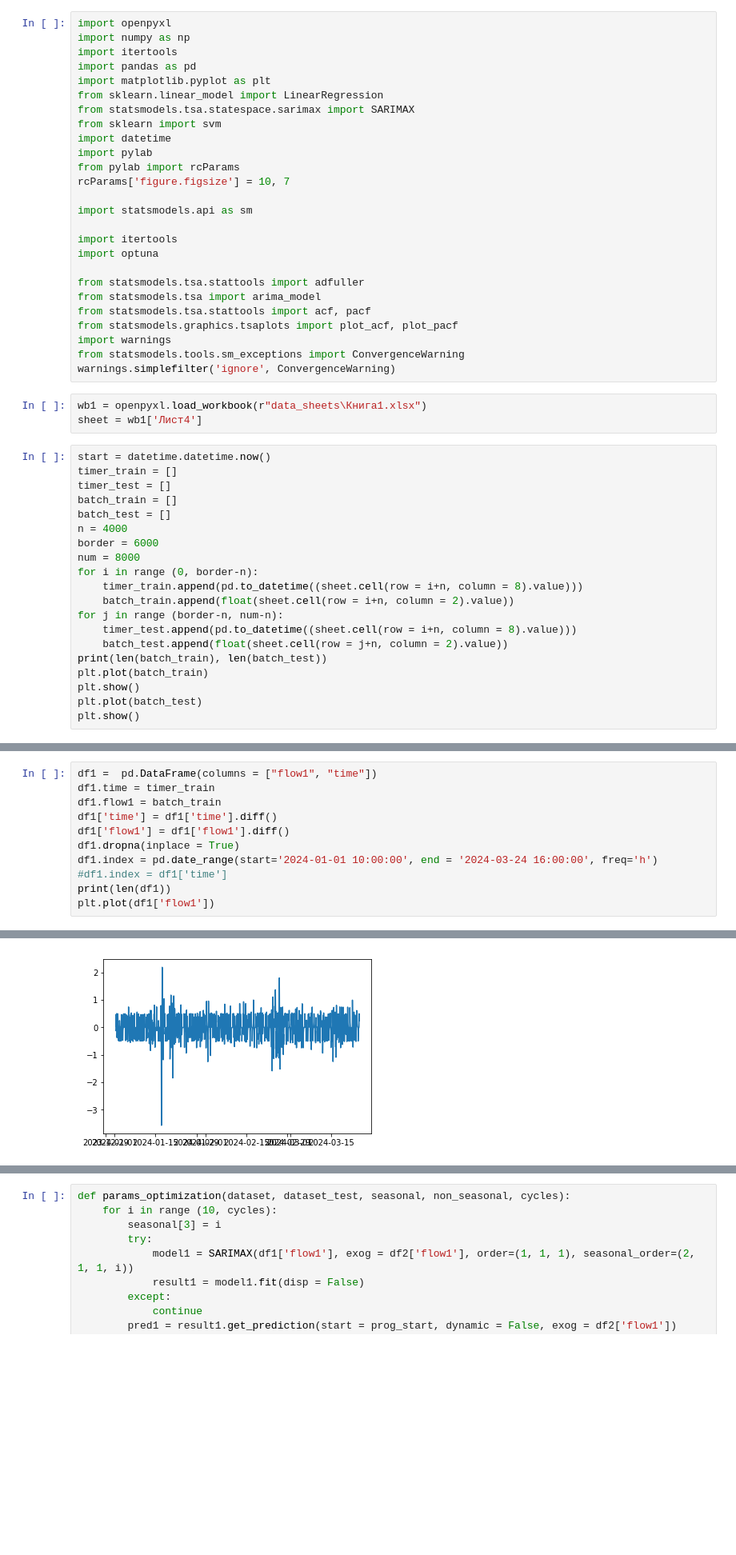
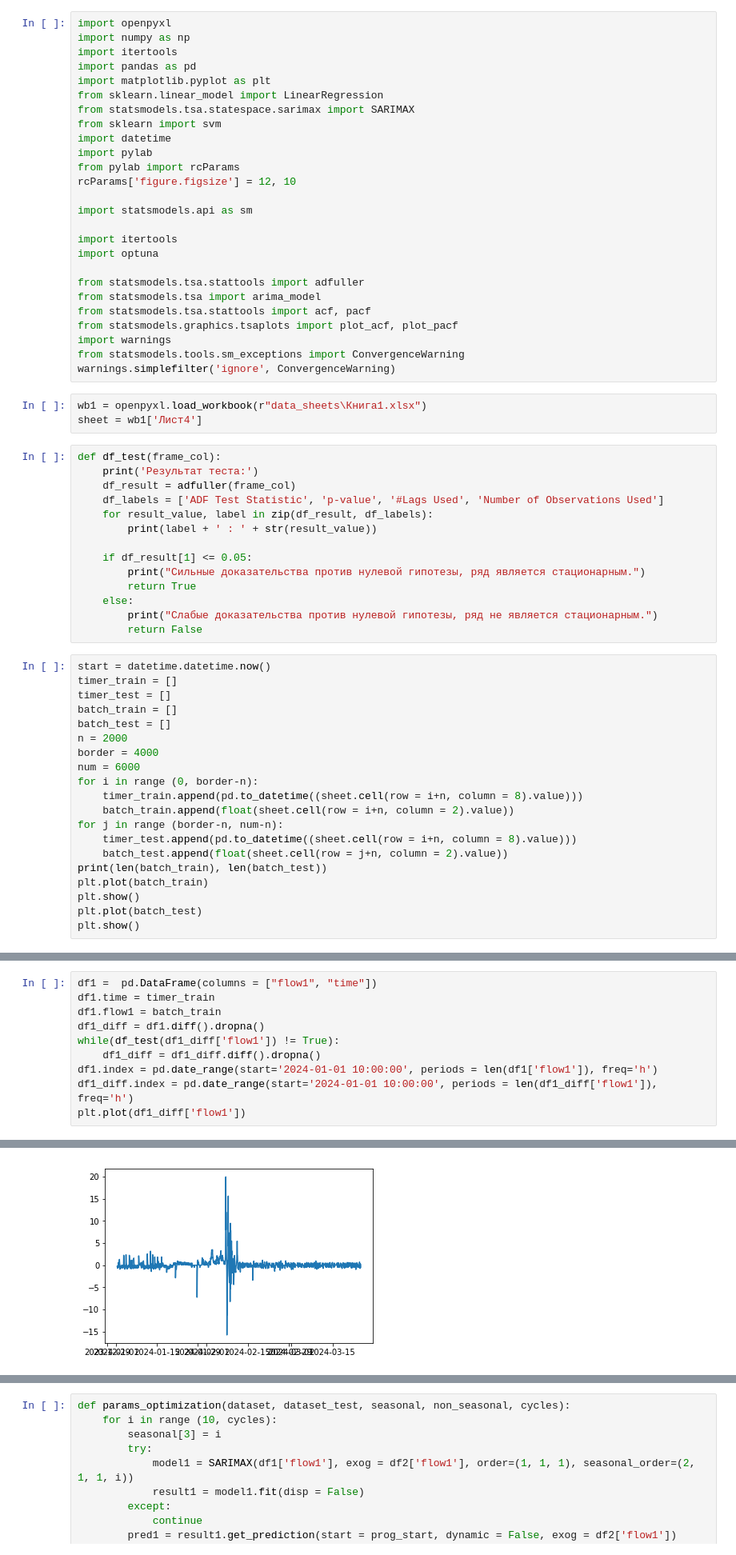
Before and after one commit to A101110/models, a Jupyter notebook: Pred_for_single_value.ipynb, the cells around one changed output, grey strips where cells are left out. Shown at 80% size. Drawn from its saved outputs; the diff is of its cells as text; blank space fills up the shorter version.

```diff
--- a/Pred_for_single_value.ipynb
+++ b/Pred_for_single_value.ipynb
@@ -10,7 +10,7 @@ from sklearn import svm
 import datetime
 import pylab
 from pylab import rcParams
-rcParams['figure.figsize'] = 10, 7
+rcParams['figure.figsize'] = 12, 10
 
 import statsmodels.api as sm
 
@@ -27,15 +27,29 @@ warnings.simplefilter('ignore', ConvergenceWarning)
 # %%
 wb1 = openpyxl.load_workbook(r"data_sheets\Книга1.xlsx")
 sheet = wb1['Лист4']
+# %%
+def df_test(frame_col):
+    print('Результат теста:')
+    df_result = adfuller(frame_col)
+    df_labels = ['ADF Test Statistic', 'p-value', '#Lags Used', 'Number of Observations Used']
+    for result_value, label in zip(df_result, df_labels):
+        print(label + ' : ' + str(result_value))
+
+    if df_result[1] <= 0.05:
+        print("Сильные доказательства против нулевой гипотезы, ряд является стационарным.")
+        return True
+    else:
+        print("Слабые доказательства против нулевой гипотезы, ряд не является стационарным.")
+        return False
 # %%
 start = datetime.datetime.now()
 timer_train = []
 timer_test = []
 batch_train = []
 batch_test = []
-n = 4000
-border = 6000
-num = 8000
+n = 2000
+border = 4000
+num = 6000
 for i in range (0, border-n):
     timer_train.append(pd.to_datetime((sheet.cell(row = i+n, column = 8).value)))
     batch_train.append(float(sheet.cell(row = i+n, column = 2).value))
@@ -55,11 +69,10 @@ plt.show()
 df1 =  pd.DataFrame(columns = ["flow1", "time"])
 df1.time = timer_train
 df1.flow1 = batch_train
-df1['time'] = df1['time'].diff()
-df1['flow1'] = df1['flow1'].diff()
-df1.dropna(inplace = True)
-df1.index = pd.date_range(start='2024-01-01 10:00:00', end = '2024-03-24 16:00:00', freq='h')
-#df1.index = df1['time']
-print(len(df1))
-plt.plot(df1['flow1'])
+df1_diff = df1.diff().dropna()
+while(df_test(df1_diff['flow1']) != True):
+    df1_diff = df1_diff.diff().dropna()
+df1.index = pd.date_range(start='2024-01-01 10:00:00', periods = len(df1['flow1']), freq='h')
+df1_diff.index = pd.date_range(start='2024-01-01 10:00:00', periods = len(df1_diff['flow1']), freq='h')
+plt.plot(df1_diff['flow1'])
 # %% [output]
@@ -68,4 +90,4 @@ plt.plot(df1['flow1'])
-[figure, old version]
+[figure, new version]
 # %%
 df2 =  pd.DataFrame(columns = ["flow1", "time"])
 df2.time = timer_test
```
Also changed, not shown: parts of 8 cells of this notebook.
